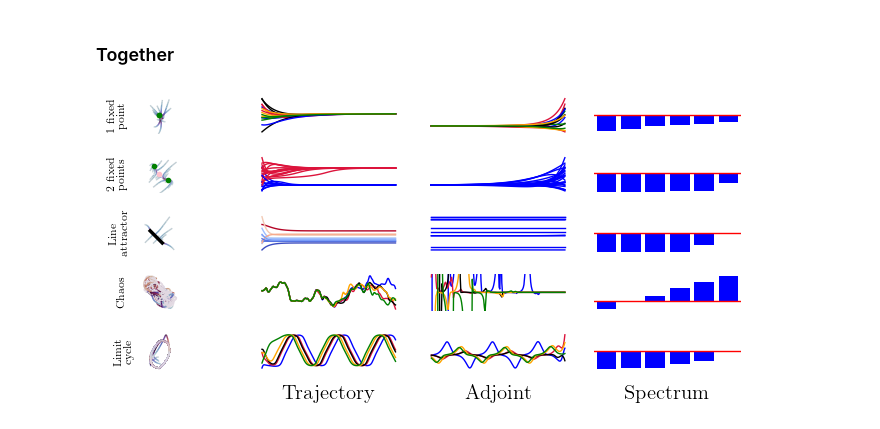
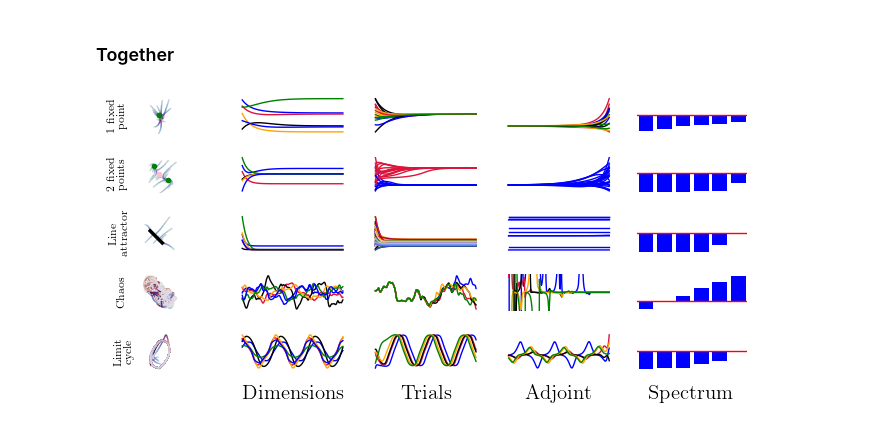
Before and after one commit to Asagodi/ALE, a Jupyter notebook: AlesirenFigs.ipynb, the cells around one changed output. Drawn from its saved outputs; the diff is of its cells as text; code cells hidden in the pictures.

Commit message:
units and trials

```diff
--- a/AlesirenFigs.ipynb
+++ b/AlesirenFigs.ipynb
@@ -355,3 +355,14 @@ for i in range(N_sols):
 plt.savefig("chaos_trials.pdf")
 # %% [output]
 [figure]
+# %%
+fig, ax = plt.subplots(1, 1)
+ax.set_axis_off()
+ax.set_prop_cycle(color=['b', 'crimson', 'k', 'orange', 'g'])
+N_sols = 10
+
+for i in range(N_sols):
+    ax.plot(sols_adjoint_chaos[i,0,-t_shift:])
+
+ax.set(ylim=(-5,5));
+plt.savefig("chaos_adjoint_trials.pdf")
@@ -469,7 +482,7 @@ Text(0.5, 0, 'Spectrum')
 # %% [markdown]
 ### Together
 # %%
-fig, axs = plt.subplots(5, 4, figsize=(7,3.5))
+fig, axs = plt.subplots(5, 5, figsize=(7,3.5))
 [axi.set_xticklabels([]) for axi in axs.ravel()];
 [axi.set_yticklabels([]) for axi in axs.ravel()];
 [axi.set_xticks([]) for axi in axs.ravel()];
@@ -497,11 +510,11 @@ axs[0,0].plot(fixed_point_1[0], fixed_point_1[1], 'o', color='g', markersize=fxd
 
 axs[0,0].set(xlim=(fixed_point_1[0]-2,fixed_point_1[0]+2),ylim=(fixed_point_1[1]-2,fixed_point_1[1]+2));
 axs[0,0].set_aspect(1)
+axs[0,1].plot(sols_1[0,:,:].T)
 for i in range(15):
     axs[0,0].plot(sols_1[i,0,:], sols_1[i,1,:], 'w', zorder=-10)
-    axs[0,1].plot(sols_1[i,1,:].T)
-    axs[0,2].plot(sols_adjoint_1[i,0,:].T)
-
+    axs[0,2].plot(sols_1[i,1,:].T)
+    axs[0,3].plot(sols_adjoint_1[i,0,:].T)
     points = np.array([sols_1[i,0,:], sols_1[i,1,:]]).T.reshape(-1, 1, 2)
     segments = np.concatenate([points[:-1], points[1:]], axis=1)
     lc = LineCollection(segments, cmap=cmap, norm=norm)
@@ -510,11 +523,11 @@ for i in range(15):
     line = axs[0,0].add_collection(lc)
 axs[0,0].plot(sol_1[0,-1], sol_1[1,-1], 'o', color='g', markersize=fxd_markersize, zorder=10)
 
-axs[0,3].bar(range(N_1), sorted(lyap_spec_1))
-axs[0,3].plot((-N_1,2*N_1), (0,0), 'r')
-axs[0,3].set(xlim=(-.5,N_1-0.5),ylim=(-1,1));
-axs[0,3].set_yticks([0],[0])
-# axs[0,3].yaxis.tick_right()
+axs[0,4].bar(range(N_1), sorted(lyap_spec_1))
+axs[0,4].plot((-N_1,2*N_1), (0,0), 'r')
+axs[0,4].set(xlim=(-.5,N_1-0.5),ylim=(-1,1));
+axs[0,4].set_yticks([0],[0])
+# axs[0,4].yaxis.tick_right()
 
 
 
@@ -523,89 +536,93 @@ axs[1,0].set_ylabel("2 fixed \n points", fontsize=8)
 axs[1,0].set(xlim=(fixed_point_list[-1][0]-2,fixed_point_list[-1][0]+2),ylim=(fixed_point_list[-1][1]-2,fixed_point_list[-1][1]+2));
 for i, fxdpnt in enumerate(fixed_point_list):
     axs[1,0].plot(fxdpnt[0], fxdpnt[1], 'o', color=fxd_colors[stabilist[i]], markersize=fxd_markersize, zorder=10)
+axs[1,1].plot(sols_2[0,:,:].T)
 for i in range(25):
     axs[1,0].plot(sols_2[i,0,:], sols_2[i,1,:], 'w')
-    axs[1,1].plot(sols_2[i,0,:].T, color=['b', 'crimson'][int(sols_2[i,0,-1])])
-    axs[1,2].plot(sols_adjoint_2[i,0,50:].T, 'b')
+    axs[1,2].plot(sols_2[i,0,:].T, color=['b', 'crimson'][int(sols_2[i,0,-1])])
+    axs[1,3].plot(sols_adjoint_2[i,0,50:].T, 'b')
     points = np.array([sols_2[i,0,:], sols_2[i,1,:]]).T.reshape(-1, 1, 2)
     segments = np.concatenate([points[:-1], points[1:]], axis=1)
     lc = LineCollection(segments, cmap=cmap, norm=norm)
     lc.set_array(t)
     lc.set_linewidth(1)
     line = axs[1,0].add_collection(lc)
-# axs[1,2].plot(sol_adjoint_2[:,:].T)
-axs[1,3].bar(range(N_1), sorted(lyap_spec_2))
-axs[1,3].plot((-N_1,2*N_1), (0,0), 'r')
-axs[1,3].set(xlim=(-.5,N_1-0.5),ylim=(-1.2,1.));
+
 axs[1,0].set_aspect(1)
+axs[1,4].bar(range(N_1), sorted(lyap_spec_2))
+axs[1,4].plot((-N_1,2*N_1), (0,0), 'r')
+axs[1,4].set(xlim=(-.5,N_1-0.5),ylim=(-1.2,1.));
+
 
 
 axs[2,0].set_ylabel("Line \n attractor", fontsize=8)
 axs[2,0].plot((1,0),(0,1), 'k', zorder=10, linewidth=2.5)
+axs[2,1].plot(sols_line[0,:,:].T)
 for i in range(10):
     axs[2,0].plot(sols_line[i,0,:], sols_line[i,1,:], 'w')
-    # axs[2,1].plot(sols_line[i,1,:].T)
-    axs[2,2].plot(sols_adjoint_line[i,0,20:70].T, 'b')
+    axs[2,2].plot(sols_line[i,:,:].T)
+    axs[2,3].plot(sols_adjoint_line[i,0,20:70].T, 'b')
     points = np.array([sols_line[i,0,:], sols_line[i,1,:]]).T.reshape(-1, 1, 2)
     segments = np.concatenate([points[:-1], points[1:]], axis=1)
     lc = LineCollection(segments, cmap=cmap, norm=norm)
     lc.set_array(t)
     lc.set_linewidth(1)
     line = axs[2,0].add_collection(lc)
-# axs[2,2].plot(sol_adjoint_line[:,:].T)
-axs[2,3].bar(range(N_1), sorted(lyap_spec_line))
-axs[2,3].plot((-N_1,2*N_1), (0,0), 'r')
-axs[2,3].set(xlim=(-.5,N_1-0.5),ylim=(-4,4));
+axs[2,4].bar(range(N_1), sorted(lyap_spec_line))
+axs[2,4].plot((-N_1,2*N_1), (0,0), 'r')
+axs[2,4].set(xlim=(-.5,N_1-0.5),ylim=(-4,4));
 
 color = plt.cm.coolwarm(np.linspace(-0.01,1.01,11)) # This returns RGBA; convert:
 
 for i in range(10):
-    axs[2,1].plot(sols_line[i,1,:].T, color=color[int(sols_line[i,1,-1]*10)])
+    axs[2,2].plot(sols_line[i,1,:].T, color=color[int(sols_line[i,1,-1]*10)])
 
 axs[3,0].set_ylabel("Chaos", fontsize=8)
 axs[3,0].plot(sol_chaos[0,:], sol_chaos[1,:], 'w')
+axs[3,1].plot(sols_chaos[0,:N_show,-t_shift:].T)
 for i in range(5):
     axs[3,0].plot(sols_chaos[i,0,:], sols_chaos[i,1,:], 'w')
-    axs[3,1].plot(sols_chaos[i,0,:t_shift].T)
-    axs[3,2].plot(sols_adjoint_chaos[i,0,-t_shift:].T)
+    axs[3,2].plot(sols_chaos[i,0,:t_shift].T)
+    axs[3,3].plot(sols_adjoint_chaos[i,0,-t_shift:].T)
 points = np.array([sols_chaos[0,0,:], sols_chaos[0,1,:]]).T.reshape(-1, 1, 2)
 segments = np.concatenate([points[:-1], points[1:]], axis=1)
 lc = LineCollection(segments, cmap=cmap, norm=norm)
 lc.set_array(t)
 lc.set_linewidth(1)
 line = axs[3,0].add_collection(lc)
-axs[3,2].set(ylim=(-5,5));
-axs[3,3].bar(range(N_show), np.sort(lyap_spec_chaos)[-N_show:])
-axs[3,3].plot((-N_show,2*N_show), (0,0), 'r')
-# axs[3,3].set_yscale('symlog')
-axs[3,3].set(xlim=(-.5,N_show-0.5));
+axs[3,3].set(ylim=(-5,5));
+axs[3,4].bar(range(N_show), np.sort(lyap_spec_chaos)[-N_show:])
+axs[3,4].plot((-N_show,2*N_show), (0,0), 'r')
+axs[3,4].set(xlim=(-.5,N_show-0.5));
 
 axs[4,0].set_ylabel("Limit \n cycle", fontsize=8)
-axs[4,0].plot(sol_lim[0,:], sol_lim[1,:], 'w')
+axs[4,0].plot(sols_lim[0,0,:], sols_lim[0,1,:], 'w')
+axs[4,1].plot(sols_lim[0,:N_show,-t_shift:].T)
 for i in range(5):
     axs[4,0].plot(sols_lim[i,0,:], sols_lim[i,1,:], 'w')
-    axs[4,1].plot(sols_lim[i,0,:t_shift].T)
-    axs[4,2].plot(sols_adjoint_lim[i,0,-t_shift:].T)
+    axs[4,2].plot(sols_lim[i,0,:t_shift].T)
+    axs[4,3].plot(sols_adjoint_lim[i,0,-t_shift:].T)
     points = np.array([sols_lim[i,0,:], sols_lim[i,1,:]]).T.reshape(-1, 1, 2)
     segments = np.concatenate([points[:-1], points[1:]], axis=1)
     lc = LineCollection(segments, cmap=cmap, norm=norm)
     lc.set_array(t)
     lc.set_linewidth(1)
     line = axs[4,0].add_collection(lc)
-axs[4,3].bar(range(N_show), np.sort(lyap_spec_lim)[-N_show:])
-axs[4,3].plot((-N_show,2*N_show), (0,0), 'r')
-axs[4,3].set(xlim=(-.5,N_show-0.5),ylim=(-10,10));
+axs[4,4].bar(range(N_show), np.sort(lyap_spec_lim)[-N_show:])
+axs[4,4].plot((-N_show,2*N_show), (0,0), 'r')
+axs[4,4].set(xlim=(-.5,N_show-0.5),ylim=(-10,10));
 
 [axi.set_yticks([]) for axi in axs.ravel()];
 axs[0,0].set(aspect=1)
 
 axs[-1,0].set_xlabel("")
-axs[-1,1].set_xlabel("Trajectory")
-axs[-1,2].set_xlabel("Adjoint")
-axs[-1,3].set_xlabel("Spectrum");
+axs[-1,1].set_xlabel("Dimensions")
+axs[-1,2].set_xlabel("Trials")
+axs[-1,3].set_xlabel("Adjoint")
+axs[-1,4].set_xlabel("Spectrum");
 axs[0,0].set(aspect=1)
 
 plt.tight_layout()
 plt.savefig(currentdir+"/sol_adjoint_spec.pdf", bbox_inches="tight")
 # %% [output]
-[figure, old version]
+[figure, new version]
```
Also changed, not shown: parts of 1 cell of this notebook, 1 other file.
